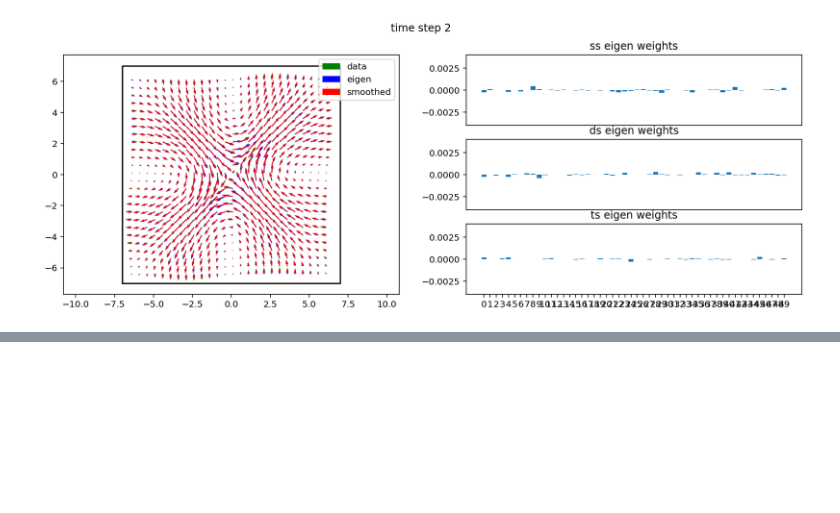
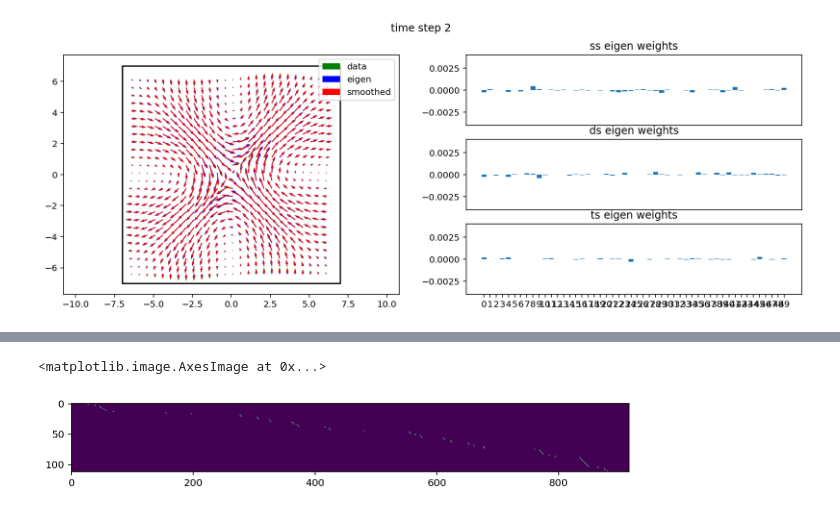
Before and after one commit to jploveless/relax_disloc, a Jupyter notebook: relax_disloc_eigen.ipynb, the cells around one changed output, grey strips where cells are left out. Cells and saved outputs as stored; diff of their text form; code cells hidden in the pictures; blank space fills up the shorter version.

```diff
--- a/relax_disloc_eigen.ipynb
+++ b/relax_disloc_eigen.ipynb
@@ -517,0 +694,6 @@ np.linalg.cond(assembled_mat.T * weights.T @ assembled_mat)
+# %%
+plt.figure(figsize=(10, 8))
+plt.imshow(operators.tde_slip_rate_constraints[1])
+# %% [output]
+<matplotlib.image.AxesImage at 0x...>
+[figure, added]
```
Also changed, not shown: parts of 13 cells of this notebook.
